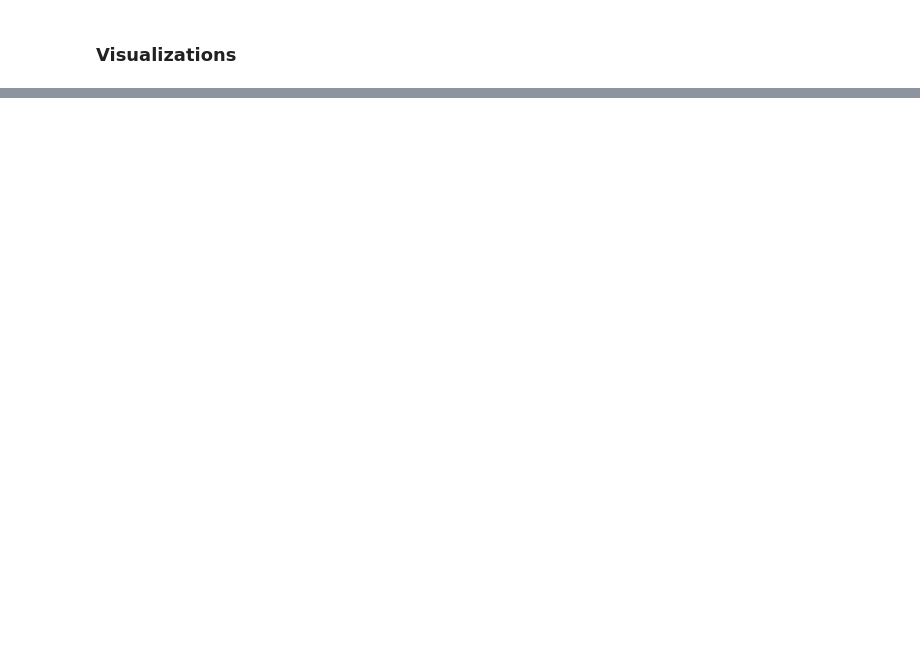
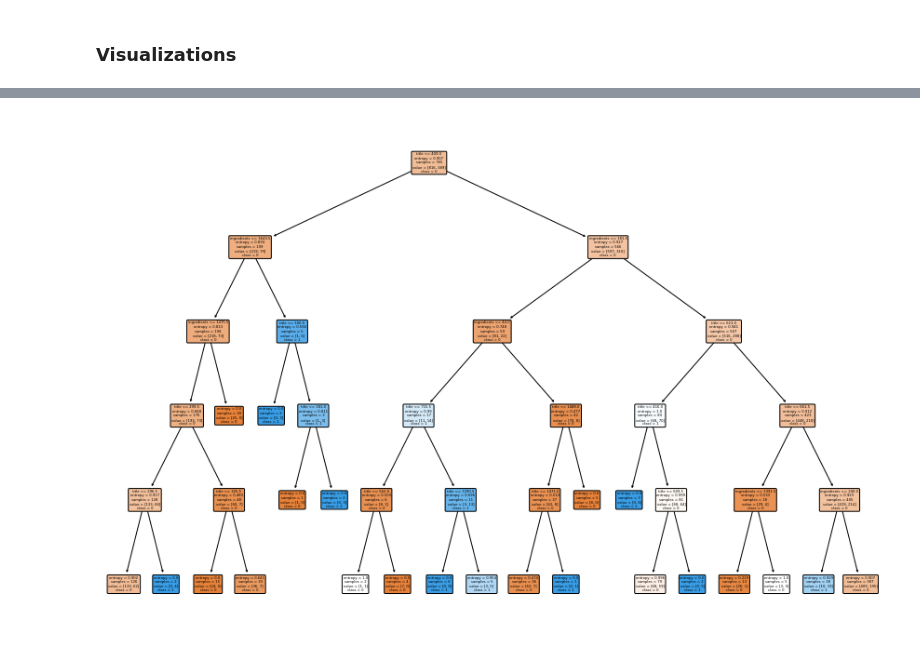
Before and after one commit to restmegan/DSProjectCode, a Jupyter notebook: diet_data_eda.ipynb, the cells around one changed output, grey strips where cells are left out. Drawn from its saved outputs; the diff is of its cells as text; code cells hidden in the pictures; blank space fills up the shorter version.

```diff
--- a/diet_data_eda.ipynb
+++ b/diet_data_eda.ipynb
@@ -623,0 +630,12 @@ Thank you!
+# %%
+from sklearn.tree import plot_tree
+
+fig = plt.figure(figsize=(15, 10))
+plot_tree(rf_healthy.estimators_[0],
+          feature_names=feature_columns,
+          class_names=['0', '1'],
+          filled=True, impurity=True,
+          rounded=True)
+fig.savefig('healthytree.png')
+# %% [output]
+[figure, added]
```
Also changed, not shown: parts of 6 cells of this notebook, 3 other files.
